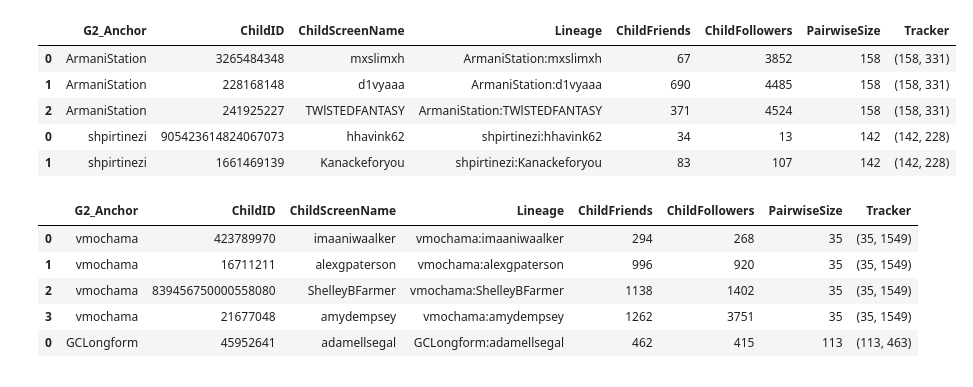
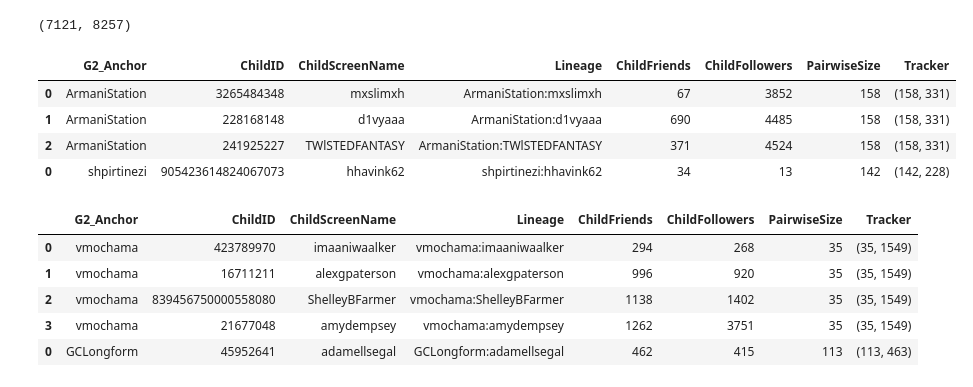
Before and after one commit to ijdutse/mct, a Jupyter notebook: MCT-datasets.ipynb, the cells around one changed output. Cells and saved outputs as stored; diff of their text form; code cells hidden in the pictures.

```diff
--- a/MCT-datasets.ipynb
+++ b/MCT-datasets.ipynb
@@ -38,16 +33,18 @@ dyads.head()
 # %%
-#df1 = pd.read_csv('data/second_generation_pairwise_unverified_anchors.csv')
-s2udyads = pd.read_csv('data/mctdata/dyads/second_generation_dyads_unverified_anchors_and_buddies.csv')
-s2vdyads = pd.read_csv('data/mctdata/dyads/second_generation_dyads_verified_anchors_and_buddies.csv')
+#dyads according to verified and unverifed user categories:
+s2udyads = pd.read_csv('data/second_generation_dyads_unverified_anchors_and_buddies.csv')
+s2vdyads = pd.read_csv('data/second_generation_dyads_verified_anchors_and_buddies.csv')
+len(s2udyads), len(s2vdyads)
+# %% [output]
+(7121, 8257)
 # %%
-s2udyads.head()
+s2udyads.head(4)
 # %% [output]
 |  | G2_Anchor | ChildID | ChildScreenName | Lineage | ChildFriends | ChildFollowers | PairwiseSize | Tracker |
 | 0 | ArmaniStation | 3265484348 | mxslimxh | ArmaniStation:mxslimxh | 67 | 3852 | 158 | (158, 331) |
 | 1 | ArmaniStation | 228168148 | d1vyaaa | ArmaniStation:d1vyaaa | 690 | 4485 | 158 | (158, 331) |
 | 2 | ArmaniStation | 241925227 | TWlSTEDFANTASY | ArmaniStation:TWlSTEDFANTASY | 371 | 4524 | 158 | (158, 331) |
 | 0 | shpirtinezi | 905423614824067073 | hhavink62 | shpirtinezi:hhavink62 | 34 | 13 | 142 | (142, 228) |
-| 1 | shpirtinezi | 1661469139 | Kanackeforyou | shpirtinezi:Kanackeforyou | 83 | 107 | 142 | (142, 228) |
 # %%
 s2vdyads.head()
 # %% [output]
```
Also changed, not shown: parts of 60 cells of this notebook.
